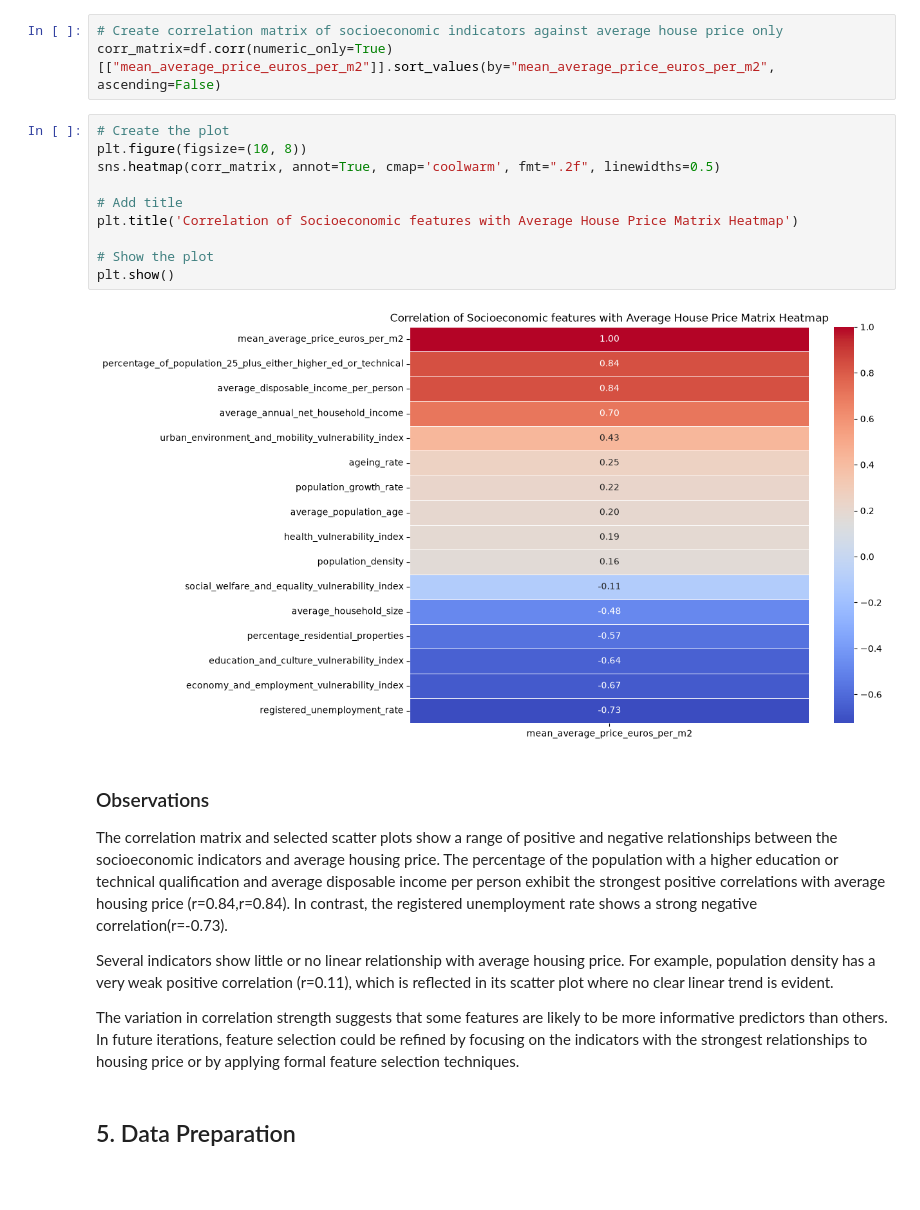
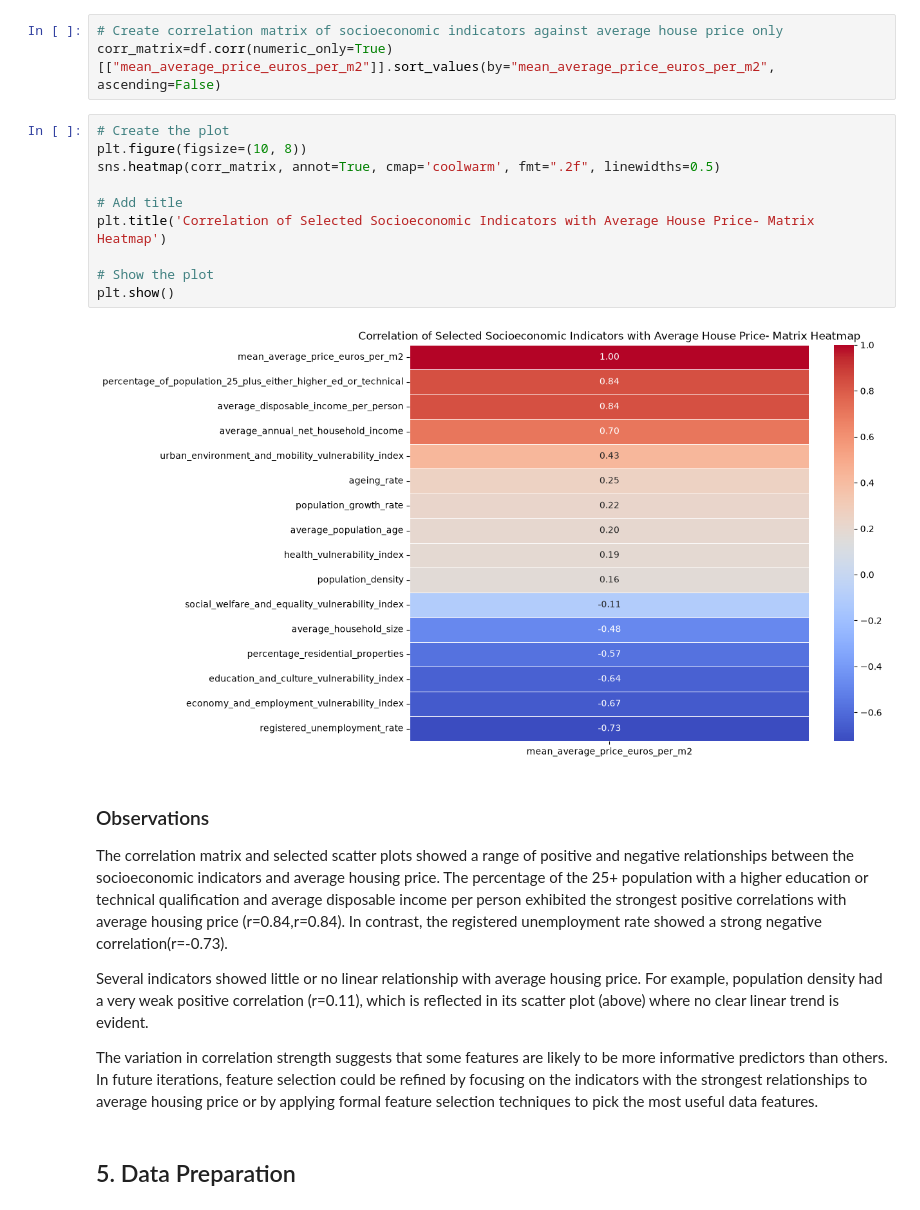
Before and after one commit to CharlieSm49/madrid-housing-ml, a Jupyter notebook: notebooks/04_modelling.ipynb, the cells around one changed output. Saved outputs shown, nothing was run; the diff lists cells and outputs as text; blank space fills up the shorter version.

```diff
--- a/notebooks/04_modelling.ipynb
+++ b/notebooks/04_modelling.ipynb
@@ -321,22 +323,22 @@ corr_matrix=df.corr(numeric_only=True)[["mean_average_price_euros_per_m2"]].sort
 # %%
 # Create the plot
 plt.figure(figsize=(10, 8))
 sns.heatmap(corr_matrix, annot=True, cmap='coolwarm', fmt=".2f", linewidths=0.5)
 
 # Add title
-plt.title('Correlation of Socioeconomic features with Average House Price Matrix Heatmap')
+plt.title('Correlation of Selected Socioeconomic Indicators with Average House Price- Matrix Heatmap')
 
 # Show the plot
 plt.show()
 # %% [output]
-[figure, old version]
+[figure, new version]
 # %% [markdown]
 ### Observations
-The correlation matrix and selected scatter plots show a range of positive and negative relationships between the socioeconomic indicators and average housing price. The percentage of the population with a higher education or technical qualification and average disposable income per person exhibit the strongest positive correlations with average housing price (r=0.84,r=0.84). In contrast, the registered unemployment rate shows a strong negative correlation(r=-0.73).
+The correlation matrix and selected scatter plots showed a range of positive and negative relationships between the socioeconomic indicators and average housing price. The percentage of the 25+ population with a higher education or technical qualification and average disposable income per person exhibited the strongest positive correlations with average housing price (r=0.84,r=0.84). In contrast, the registered unemployment rate showed a strong negative correlation(r=-0.73).
 
-Several indicators show little or no linear relationship with average housing price. For example, population density has a very weak positive correlation (r=0.11), which is reflected in its scatter plot where no clear linear trend is evident.
+Several indicators showed little or no linear relationship with average housing price. For example, population density had a very weak positive correlation (r=0.11), which is reflected in its scatter plot (above) where no clear linear trend is evident.
 
-The variation in correlation strength suggests that some features are likely to be more informative predictors than others. In future iterations, feature selection could be refined by focusing on the indicators with the strongest relationships to housing price or by applying formal feature selection techniques.
+The variation in correlation strength suggests that some features are likely to be more informative predictors than others. In future iterations, feature selection could be refined by focusing on the indicators with the strongest relationships to average housing price or by applying formal feature selection techniques to pick the most useful data features.
 # %% [markdown]
 ## 5. Data Preparation
 # %%
```
Also changed, not shown: parts of 33 cells of this notebook, 10 other files.
